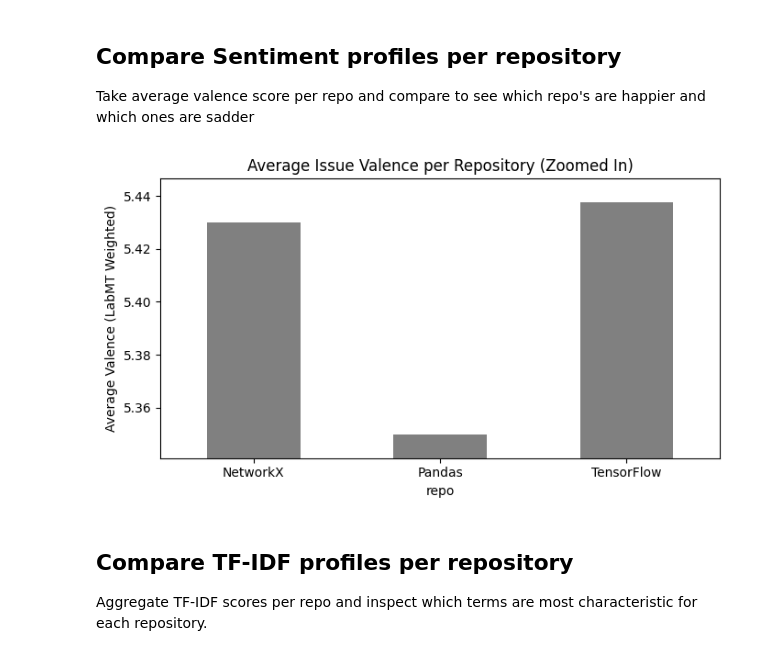
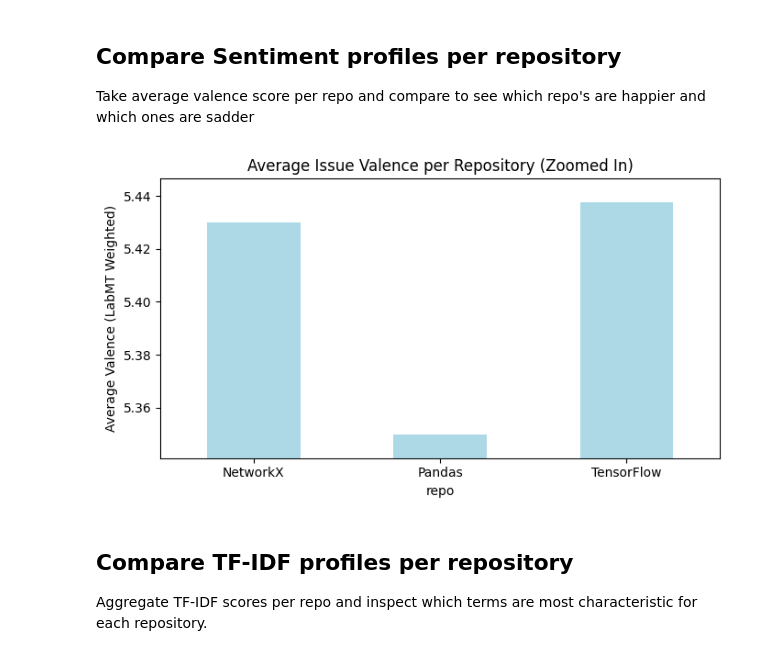
Before and after one commit to badumts78/Social-Graphs, a Jupyter notebook: Project/TFIDF.ipynb, the cells around one changed output. Cells and saved outputs as stored; diff of their text form; code cells hidden in the pictures.

Commit message:
change color

```diff
--- a/Project/TFIDF.ipynb
+++ b/Project/TFIDF.ipynb
@@ -610,35 +610,35 @@ valence_df = pd.DataFrame(
 )
 
 valence_df["repo"] = valence_df["issue_id"].str[:2]
 
 avg_valence_per_repo = valence_df.groupby("repo")["valence"].mean()
 
 name_map = {
     "nx": "NetworkX",
     "pd": "Pandas",
     "tf": "TensorFlow"
 }
 
 avg_valence_named = avg_valence_per_repo.rename(index=name_map)
 
 min_val = avg_valence_named.min()
 max_val = avg_valence_named.max()
 
 padding = (max_val - min_val) * 0.1
 
 plt.figure(figsize=(7,4))
-avg_valence_named.plot(kind="bar", color="gray")
+avg_valence_named.plot(kind="bar", color="lightblue")
 
 plt.ylabel("Average Valence (LabMT Weighted)")
 plt.title("Average Issue Valence per Repository (Zoomed In)")
 plt.xticks(rotation=0)
 
 plt.ylim(min_val - padding, max_val + padding)
 
 plt.tight_layout()
 plt.show()
 # %% [output]
-[figure, old version]
+[figure, new version]
 # %% [markdown]
 ## Compare TF-IDF profiles per repository
 
```
Also changed, not shown: parts of 3 cells of this notebook.
